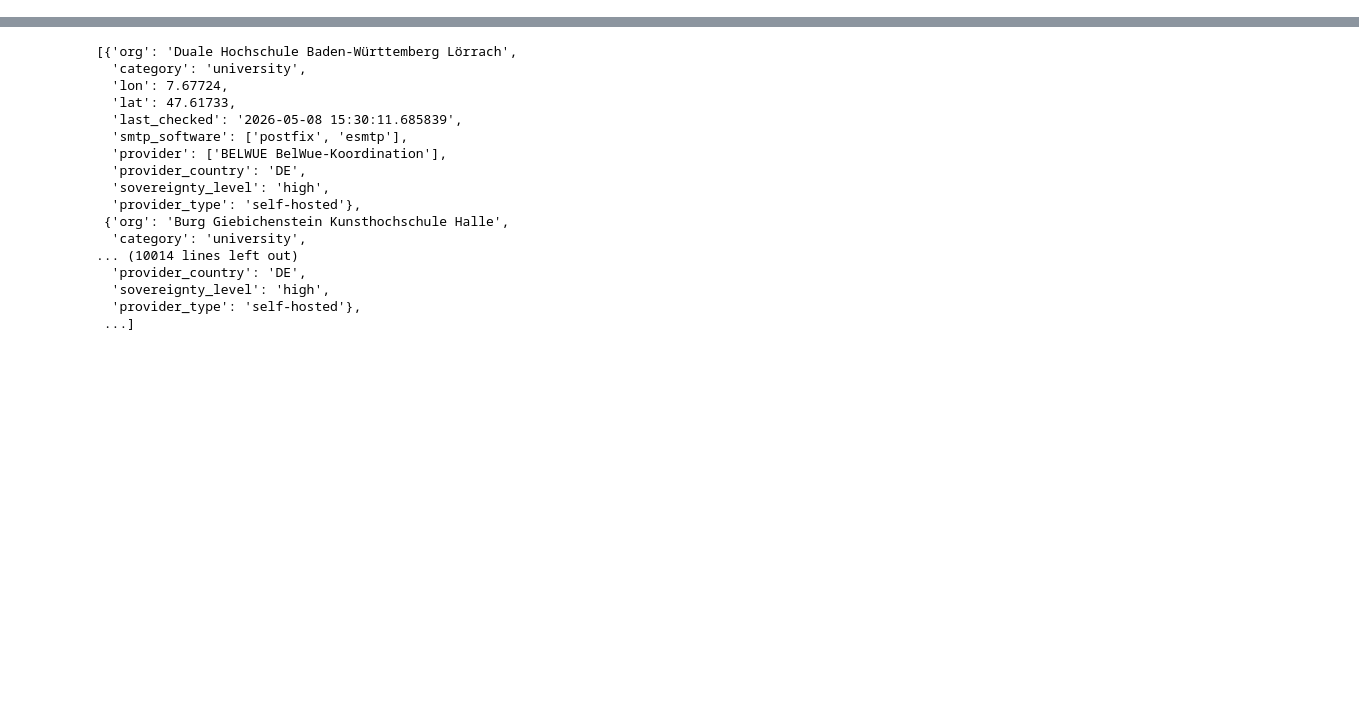
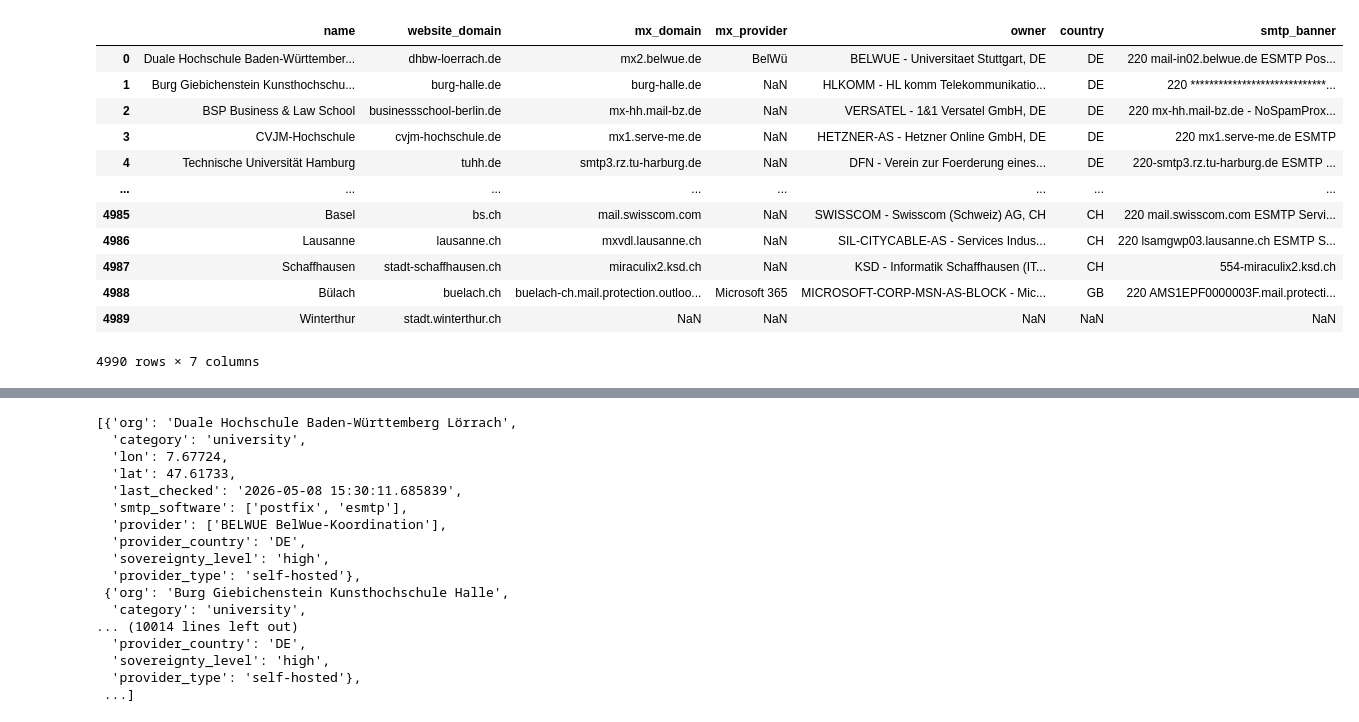
Before and after one commit to Owreeb/S.M.A.R.T.-Sovereign_Mail_Assessment_and_Rating_Tool, a Jupyter notebook: scanner/src/enricher/dev_notebook.ipynb, the cells around one changed output, grey strips where cells are left out. Saved outputs shown, nothing was run; the diff lists cells and outputs as text; code cells hidden in the pictures; blank space fills up the shorter version.

```diff
--- a/scanner/src/enricher/dev_notebook.ipynb
+++ b/scanner/src/enricher/dev_notebook.ipynb
@@ -0,0 +42,3 @@
+# %%
+domain_mx = pd.merge(domain[["name", "website_domain"]], mx, on="website_domain")
+domain_mx
@@ -0,0 +59,28 @@
+# %%
+import re
+
+MX_PROVIDER_RULES = [
+    (re.compile(r"\b(?:mx\d*\.)?hornetsecurity\."), "Hornetsecurity"),
+    (re.compile(r"\bantispameurope\."), "Hornetsecurity"),  # ehemalige Marke
+    (re.compile(r"\boutlook\.com$"), "Microsoft 365"),
+    (re.compile(r"\bprotection\.outlook\.com$"), "Microsoft 365"),
+    (re.compile(r"\bionos\."), "IONOS"),
+    (re.compile(r"\bbelwue\."), "BelWü"),
+    (re.compile(r"\bkvnb\."), "KVNB"),
+]
+
+def identify_provider(mx_domain: str) -> str | None:
+    mx_domain = mx_domain.lower()
+
+    for pattern, provider in MX_PROVIDER_RULES:
+        if pattern.search(mx_domain):
+            return provider
+
+    return None
+# %%
+domain_mx["mx_provider"] = (
+    domain_mx["mx_domain"]
+    .fillna("")
+    .apply(identify_provider)
+)
+domain_mx.drop_duplicates(subset="name", inplace=True)
@@ -0,0 +103,5 @@
+# %%
+domain_ip = pd.merge(domain_mx,  ip[["mx_domain","ip"]], on="mx_domain")
+domain_asn = pd.merge(domain_ip, asn[["ip", "owner", "country"]], on="ip", how="left")
+domain_asn = domain_asn.drop(columns=["error", "ip"]).drop_duplicates(subset="name")
+domain_asn
@@ -0,0 +122,17 @@
+# %%
+domain_smtp = pd.merge(domain_asn, smtp[["mx_domain", "smtp_banner"]], on="mx_domain")
+domain_smtp
+# %% [output]
+|  | name | website_domain | mx_domain | mx_provider | owner | country | smtp_banner |
+| 0 | Duale Hochschule Baden-Württember... | dhbw-loerrach.de | mx2.belwue.de | BelWü | BELWUE - Universitaet Stuttgart, DE | DE | 220 mail-in02.belwue.de ESMTP Pos... |
+| 1 | Burg Giebichenstein Kunsthochschu... | burg-halle.de | burg-halle.de | NaN | HLKOMM - HL komm Telekommunikatio... | DE | 220 *****************************... |
+| 2 | BSP Business & Law School | businessschool-berlin.de | mx-hh.mail-bz.de | NaN | VERSATEL - 1&1 Versatel GmbH, DE | DE | 220 mx-hh.mail-bz.de - NoSpamProx... |
+| 3 | CVJM-Hochschule | cvjm-hochschule.de | mx1.serve-me.de | NaN | HETZNER-AS - Hetzner Online GmbH, DE | DE | 220 mx1.serve-me.de ESMTP |
+| 4 | Technische Universität Hamburg | tuhh.de | smtp3.rz.tu-harburg.de | NaN | DFN - Verein zur Foerderung eines... | DE | 220-smtp3.rz.tu-harburg.de ESMTP ... |
+| ... | ... | ... | ... | ... | ... | ... | ... |
+| 4985 | Basel | bs.ch | mail.swisscom.com | NaN | SWISSCOM - Swisscom (Schweiz) AG, CH | CH | 220 mail.swisscom.com ESMTP Servi... |
+| 4986 | Lausanne | lausanne.ch | mxvdl.lausanne.ch | NaN | SIL-CITYCABLE-AS - Services Indus... | CH | 220 lsamgwp03.lausanne.ch ESMTP S... |
+| 4987 | Schaffhausen | stadt-schaffhausen.ch | miraculix2.ksd.ch | NaN | KSD - Informatik Schaffhausen (IT... | CH | 554-miraculix2.ksd.ch |
+| 4988 | Bülach | buelach.ch | buelach-ch.mail.protection.outloo... | Microsoft 365 | MICROSOFT-CORP-MSN-AS-BLOCK - Mic... | GB | 220 AMS1EPF0000003F.mail.protecti... |
+| 4989 | Winterthur | stadt.winterthur.ch | NaN | NaN | NaN | NaN | NaN |
+4990 rows × 7 columns
```
Also changed, not shown: parts of 14 cells of this notebook, 5 other files.
